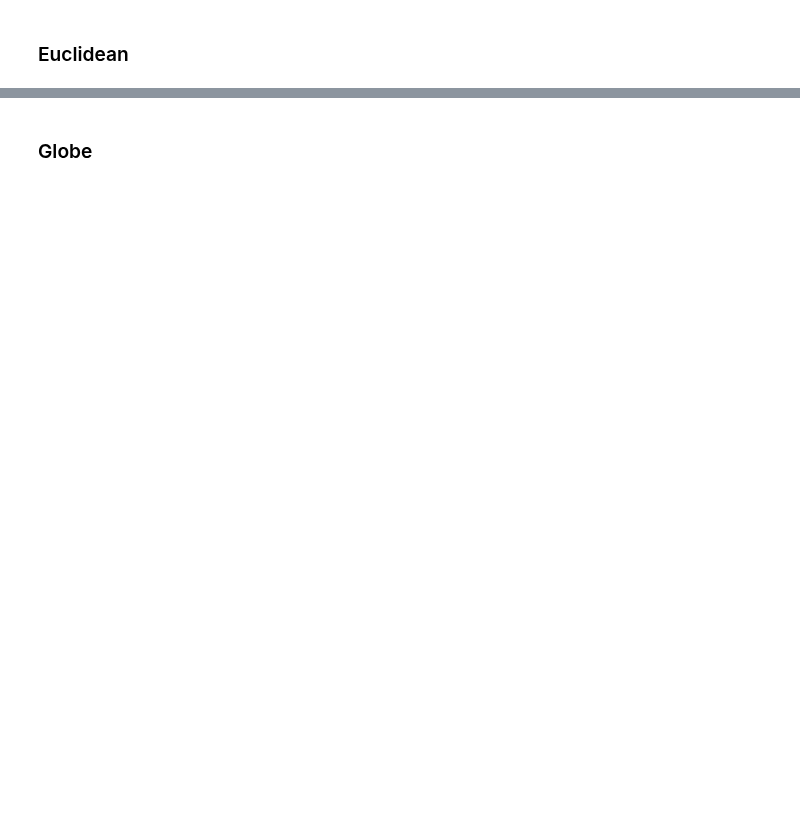
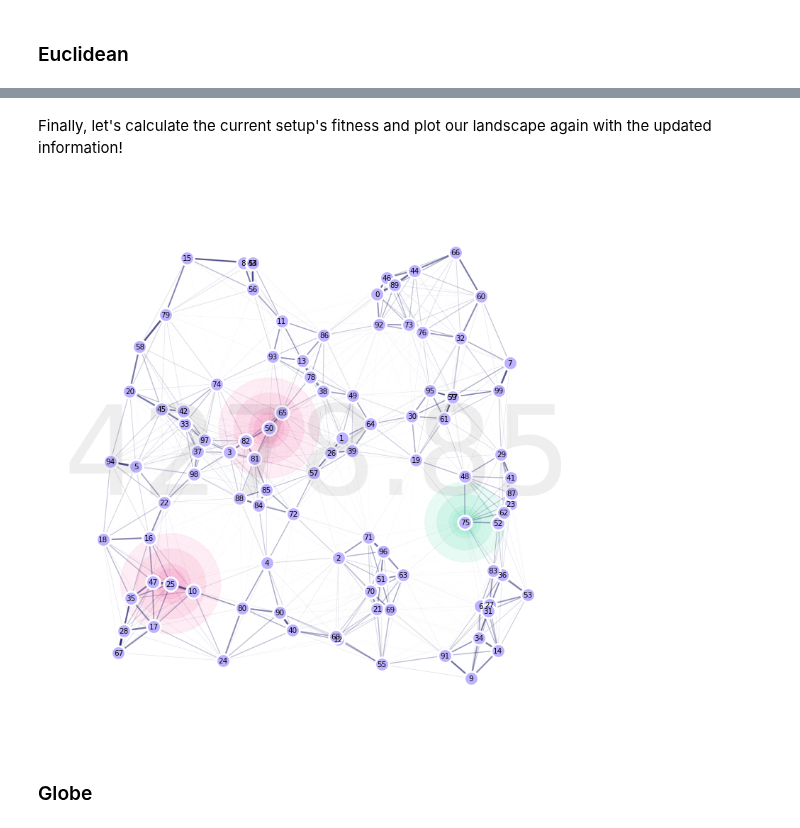
Before and after one commit to Chipdelmal/MGSurvE_Webinar2023, a Jupyter notebook: demos/analysis/visualization.ipynb, the cells around one changed output, grey strips where cells are left out. Cells and saved outputs as stored; diff of their text form; code cells hidden in the pictures; blank space fills up the shorter version.

```diff
--- a/demos/analysis/visualization.ipynb
+++ b/demos/analysis/visualization.ipynb
@@ -70,3 +118,38 @@ fig.savefig(
+# %%
+trpSites = [25, 50, 75]
+# Convert sites IDs to coordinates --------------------------------------------
+trapsCoords = srv.chromosomeIDtoXY(trpSites, lnd.pointID, lnd.pointCoords).T
+trapsLocs = pd.DataFrame(
+    np.vstack([trapsCoords, lnd.trapsTypes, lnd.trapsFixed]).T,
+    columns=['x', 'y', 't', 'f']
+)
+trapsLocs['t'] = trapsLocs['t'].astype('int64')
+trapsLocs['f'] = trapsLocs['f'].astype('int64')
+# Manually update our landscape -----------------------------------------------
+lnd.updateTraps(trapsLocs, lnd.trapsKernels)
+lnd.trapsSiteID = trpSites
+# %% [markdown]
+Finally, let's calculate the current setup's fitness and plot our landscape again with the updated information!
+# %%
+# Calculate the new fitness ---------------------------------------------------
+fitness = srv.calcDiscreteFitness(
+    lnd.trapsSiteID, lnd, optimFunction=srv.getDaysTillTrapped,
+    optimFunctionArgs={'inner': np.sum, 'outer': np.sum}
+)[0]
+# Plot the new location for the traps -----------------------------------------
+(fig, ax) = plt.subplots(1, 1, figsize=(10, 10), sharey=False)
+lnd.plotSites(fig, ax, size=200)
+lnd.plotMaskedMigrationNetwork(fig, ax, alphaMin=.6, lineWidth=25)
+lnd.plotTraps(fig, ax, transparencyHex='55', size=300, zorders=(-30,-30))
+srv.plotClean(fig, ax, bbox=((-125, 125), (-125, 125)))
+srv.plotFitness(fig, ax, fitness)
+for (ix, xy) in enumerate(lnd.pointCoords):
+    ax.text(
+        xy[0], xy[1], int(ix),
+        fontsize=7.5, zorder=10, ha='center', va='center_baseline'
+    )
+# %% [output]
+[figure, added]
 # %% [markdown]
 ### Globe
 # %% [markdown]
```
Also changed, not shown: parts of 6 cells of this notebook, 1 other file.
